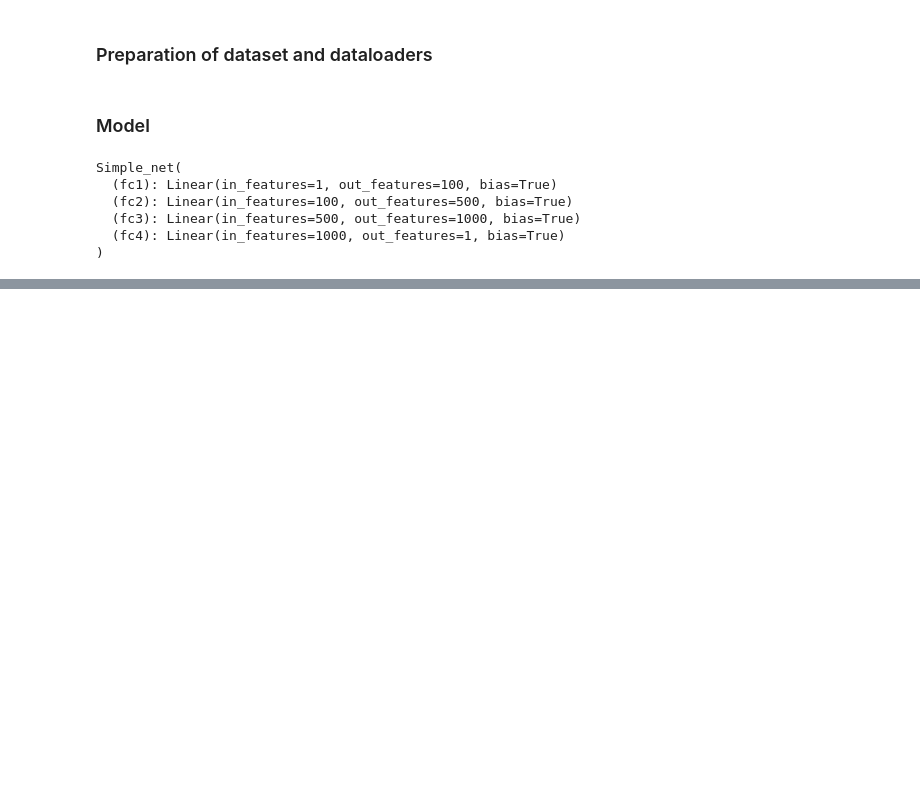
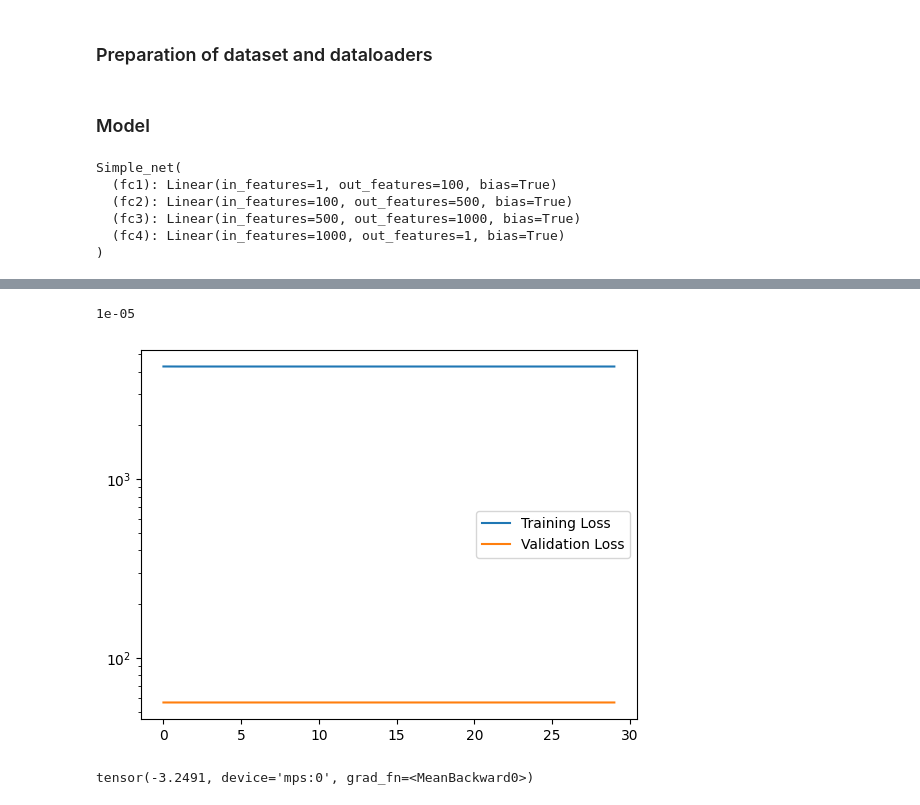
Before and after one commit to JorgeFMDelgado/PINNs, a Jupyter notebook: QBalls_PINNs.ipynb, the cells around one changed output, grey strips where cells are left out. Drawn from its saved outputs; the diff is of its cells as text; code cells hidden in the pictures; blank space fills up the shorter version.

```diff
--- a/QBalls_PINNs.ipynb
+++ b/QBalls_PINNs.ipynb
@@ -94,0 +176,2 @@ Simple_net(
+# %%
+opt_func.param_groups[0]['lr'] = 1e-5
@@ -94,0 +238,12 @@ Simple_net(
+# %%
+opt_func.param_groups[0]['lr']
+# %% [output]
+1e-05
+# %%
+plt.plot(range(n_epochs),train_loss,label='Training Loss')
+plt.plot(range(n_epochs),val_loss,label='Validation Loss')
+plt.yscale('log')
+plt.legend()
+plt.show()
+# %% [output]
+[figure, added]
@@ -94,0 +255,4 @@ Simple_net(
+# %%
+ddy_out.mean()
+# %% [output]
+tensor(-3.2491, device='mps:0', grad_fn=<MeanBackward0>)
```
Also changed, not shown: parts of 14 cells of this notebook.
